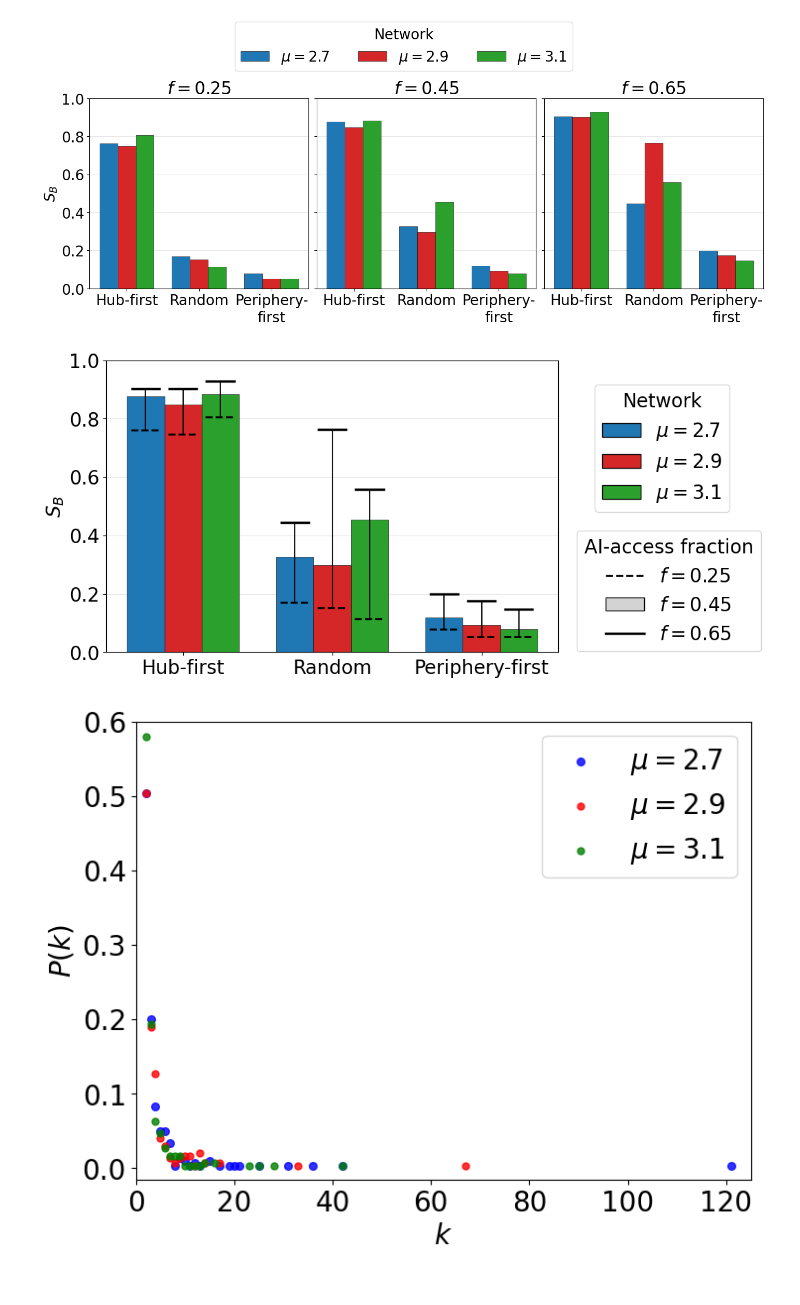
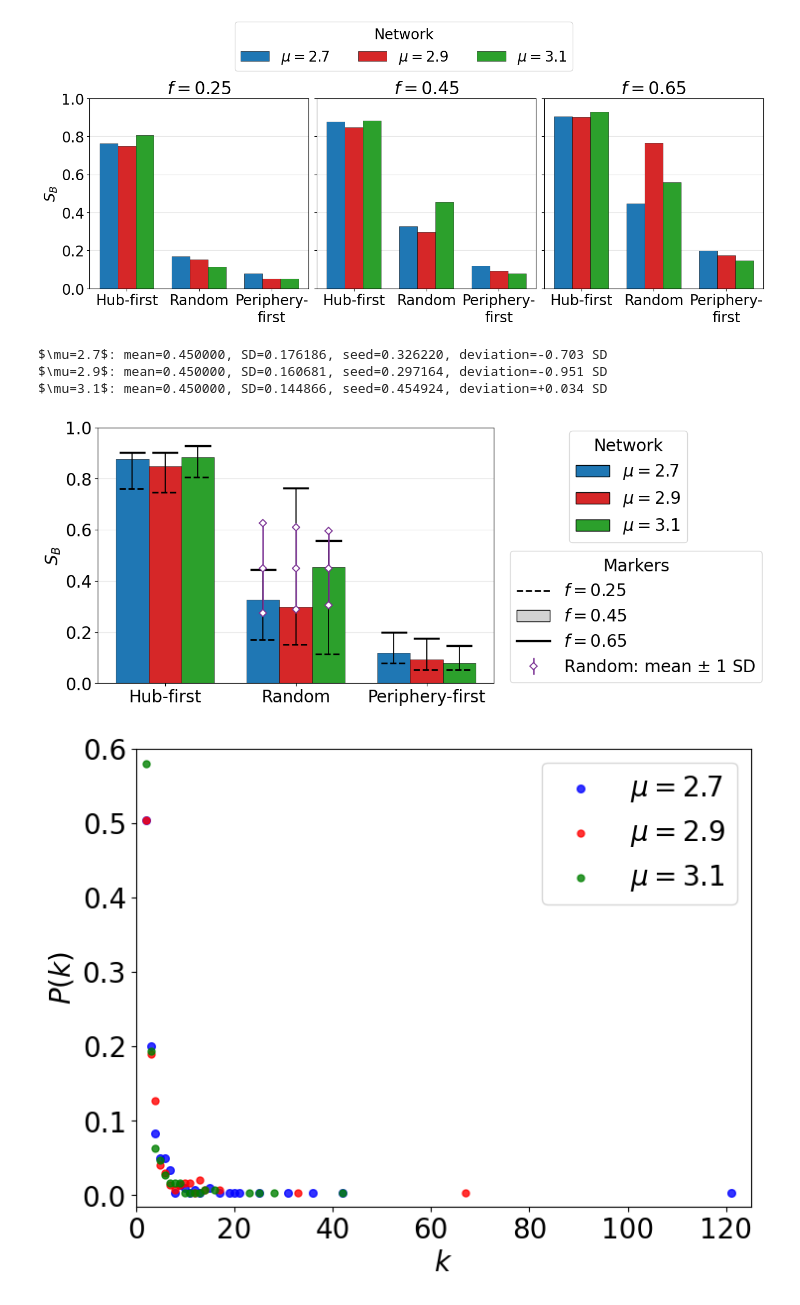
Before and after one commit to PVZ-creator/AI-strategies, a Jupyter notebook: Modeling_AI_strategies.ipynb, the cells around one changed output. Drawn from its saved outputs; the diff is of its cells as text; code cells hidden in the pictures.

```diff
--- a/Modeling_AI_strategies.ipynb
+++ b/Modeling_AI_strategies.ipynb
@@ -470,45 +473,84 @@ f=0.65, $\mu=2.9$: Hub=0.9021, Random=0.7640, Periphery=0.1751
 f=0.65, $\mu=3.1$: Hub=0.9285, Random=0.5572, Periphery=0.1480
 [figure]
 # %%
+results_f = {f: {name: compute_strategy_results_for_graph(G, f, seed) for name, G in graphs.items()} for f in f_values}
+
+seed = 42
+f_values = [0.25, 0.45, 0.65]
+strategies = ["Hub-first", "Random", "Periphery-first"]
+random_statistics = {}
+
 results_f = {f: {name: compute_strategy_results_for_graph(G, f, seed) for name, G in graphs.items()} for f in f_values}
 
 x = np.arange(len(strategies))
 width = 0.25
 fig, ax = plt.subplots(figsize=(10.5, 5.5))
 
-# Colored bars show f = 0.45; lower and upper marks are f = 0.25 and f = 0.65
 for j, net_name in enumerate(graphs):
     positions = x + (j - 1) * width
+
     values_025 = [results_f[0.25][net_name][strategy]["S_B"] for strategy in strategies]
     values_045 = [results_f[0.45][net_name][strategy]["S_B"] for strategy in strategies]
     values_065 = [results_f[0.65][net_name][strategy]["S_B"] for strategy in strategies]
 
     ax.bar(positions, values_045, width=width, color=colors[net_name], edgecolor="black", linewidth=0.4, zorder=2)
+
     for position, value_025, value_065 in zip(positions, values_025, values_065):
         ax.vlines(position, value_025, value_065, color="black", linestyle="-", linewidth=1.3, zorder=4)
         ax.hlines(value_025, position - 0.40 * width, position + 0.40 * width, color="black", linestyle="--", linewidth=2.0, zorder=5)
         ax.hlines(value_065, position - 0.40 * width, position + 0.40 * width, color="black", linestyle="-", linewidth=2.5, zorder=5)
+
+    # NEW: exact ensemble mean and standard deviation at f = 0.45
+    random_result = results_f[0.45][net_name]["Random"]
+    perron_vector = np.asarray(random_result["u"], dtype=float)
+    perron_vector = perron_vector / np.linalg.norm(perron_vector)
+
+    network_size = len(perron_vector)
+    random_mean = np.count_nonzero(random_result["eps"]) / network_size
+    ipr = np.sum(perron_vector**4)
+
+    random_variance = random_mean * (1.0 - random_mean) * (network_size * ipr - 1.0) / (network_size - 1)
+    random_sd = np.sqrt(max(float(random_variance), 0.0))
+    error_position = positions[1]
+    random_error_handle = ax.errorbar(error_position, random_mean, yerr=random_sd, fmt="D", markersize=6, markerfacecolor="white", markeredgecolor="#7B3294", markeredgewidth=1.3, ecolor="#7B3294", elinewidth=1.8, capsize=0, zorder=7, label=r"Random: mean $\pm$ 1 SD")
+    ax.plot([error_position, error_position], [random_mean - random_sd, random_mean + random_sd], linestyle="none", marker="D", markersize=6, markerfacecolor="white", markeredgecolor="#7B3294", markeredgewidth=1.3, zorder=8)
+
+    random_draw = float(random_result["S_B"])
+    standardized_deviation = (random_draw - random_mean) / random_sd if random_sd > 0.0 else np.nan
+
+    random_statistics[net_name] = {
+        "mean": random_mean,
+        "variance": float(random_variance),
+        "sd": random_sd,
+        "draw": random_draw,
+        "deviation_sd": standardized_deviation}
+    print(f"{net_name}: mean={random_mean:.6f}, SD={random_sd:.6f}, seed={random_draw:.6f}, deviation={standardized_deviation:+.3f} SD")
 
 ax.set_xticks(x)
 ax.set_xticklabels(["Hub-first", "Random", "Periphery-first"])
 ax.set_ylabel(r"$S_B$")
 ax.set_ylim(0, 1)
 ax.grid(axis="y", alpha=0.3)
 ax.set_axisbelow(True)
+
 network_legend = [Patch(facecolor=colors[name], edgecolor="black", label=name) for name in graphs]
 
 f_legend = [
     Line2D([0], [0], color="black", linestyle="--", linewidth=2.0, label=r"$f=0.25$"),
     Patch(facecolor="lightgray", edgecolor="black", label=r"$f=0.45$"),
     Line2D([0], [0], color="black", linestyle="-", linewidth=2.5, label=r"$f=0.65$")]
 
-legend_network = ax.legend(handles=network_legend, title="Network", loc="upper left", bbox_to_anchor=(1.06, 0.95), frameon=True)
+f_legend.append(random_error_handle)
+legend_network = ax.legend(handles=network_legend, title="Network", loc="upper left", bbox_to_anchor=(1.17, 1.02), frameon=True)
 ax.add_artist(legend_network)
-ax.legend(handles=f_legend, title="AI-access fraction", loc="upper left", bbox_to_anchor=(1.02, 0.45), frameon=True)
+ax.legend(handles=f_legend, title="Markers", loc="upper left", bbox_to_anchor=(1.02, 0.55), frameon=True)
 fig.subplots_adjust(right=0.75)
 plt.show()
 # %% [output]
+$\mu=2.7$: mean=0.450000, SD=0.176186, seed=0.326220, deviation=-0.703 SD
+$\mu=2.9$: mean=0.450000, SD=0.160681, seed=0.297164, deviation=-0.951 SD
+$\mu=3.1$: mean=0.450000, SD=0.144866, seed=0.454924, deviation=+0.034 SD
-[figure, old version]
+[figure, new version]
 # %%
 # Networks
 G1 = nx.read_edgelist("N300_y2.7.edgelist")
```
Also changed, not shown: parts of 12 cells of this notebook.
